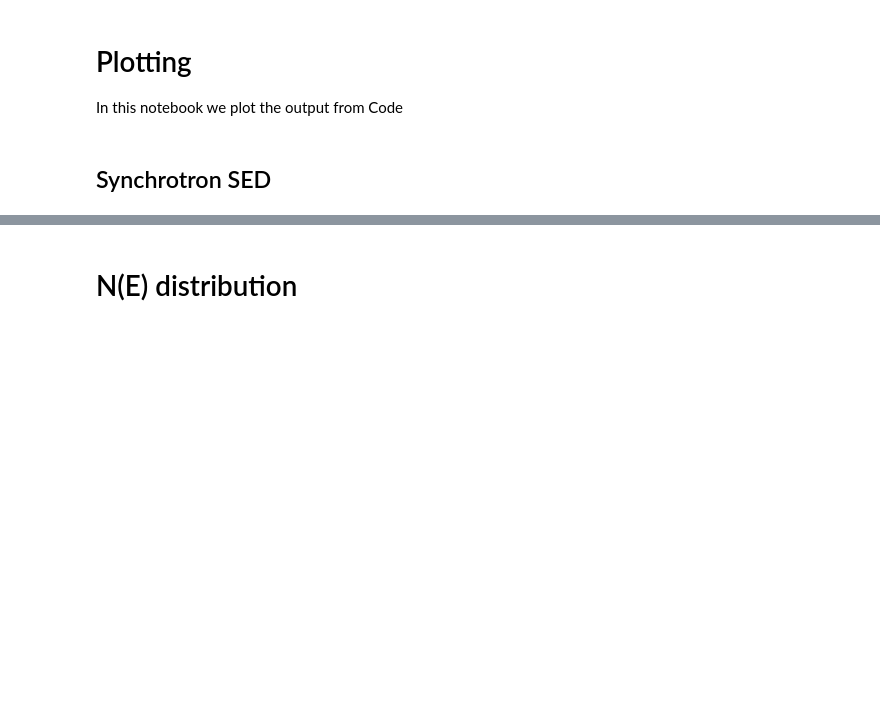
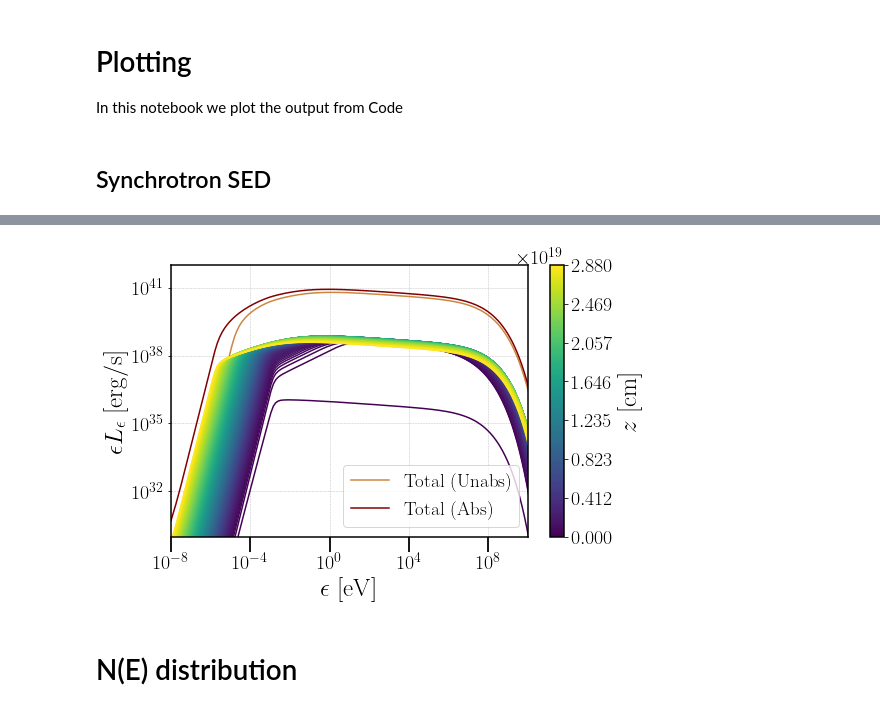
Before and after one commit to santimda/ExtendedJet, a Jupyter notebook: PostProcessing/Plotting.ipynb, the cells around one changed output, grey strips where cells are left out. Cells and saved outputs as stored; diff of their text form; code cells hidden in the pictures; blank space fills up the shorter version.

```diff
--- a/PostProcessing/Plotting.ipynb
+++ b/PostProcessing/Plotting.ipynb
@@ -61,3 +62,47 @@ plt.show()
+# %%
+# Load the output of the jet synchrotron SED
+synsed_output = np.loadtxt('./../Code/SEDsyn_jet.dat')
+synsed_ord = np.loadtxt('./../Code/SEDsyn_cuts_ord.dat')
+
+# Define quantities
+nu  = synsed_output[:,0]
+tot_un = synsed_output[:,5]
+tot_abs = synsed_output[:,6]
+
+# Init plot
+fig, ax= plt.subplots(1,1, figsize=(8,5))
+colors = pltutils.iar_aut
+
+# Plot total SED
+ax.loglog(nu, tot_un, label='Total (Unabs)', color=colors[0])
+ax.loglog(nu, tot_abs, label='Total (Abs)', color=colors[1])
+
+# Plot individual curves for different Z
+nu = synsed_ord[:, 0]
+zec = synsed_ord[:, 2]
+nu = np.reshape(nu,(150, 150))
+zec = np.reshape(zec,(150, 150))
+colormap, sm = pltutils.color_from_cmap('viridis', len(nu), vmin=int(zmin), vmax=int(zmax))
+for i in range(len(nu)):
+    ax.loglog(nu[i], zec[i], color=colormap[i])
+
+plt.colorbar(sm, ticks=np.linspace(zmin, zmax, 8), label=r'$z ~[{\rm cm}]$')
+# Set limits#
+ax.set_ylim([1e30, 1e42])
+ax.set_xlim([1e-8, 1e10])
+
+# Legends and labels
+plt.legend(loc='lower right', fontsize=19)
+ax.set_xlabel(r'$\epsilon ~ [{\rm eV}]$')
+ax.set_ylabel(r'$\epsilon L_\epsilon ~[{\rm erg/s}]$')
+
+# Set the style of the plot
+#pltutils.luc_std_plot(ax)
+
+plt.show()
+fig.savefig('SEDsyne_cuts.pdf', bbox_inches='tight')
+# %% [output]
+[figure, added]
 # %% [markdown]
 # N(E) distribution
 # %%
```
Also changed, not shown: parts of 3 cells of this notebook.
